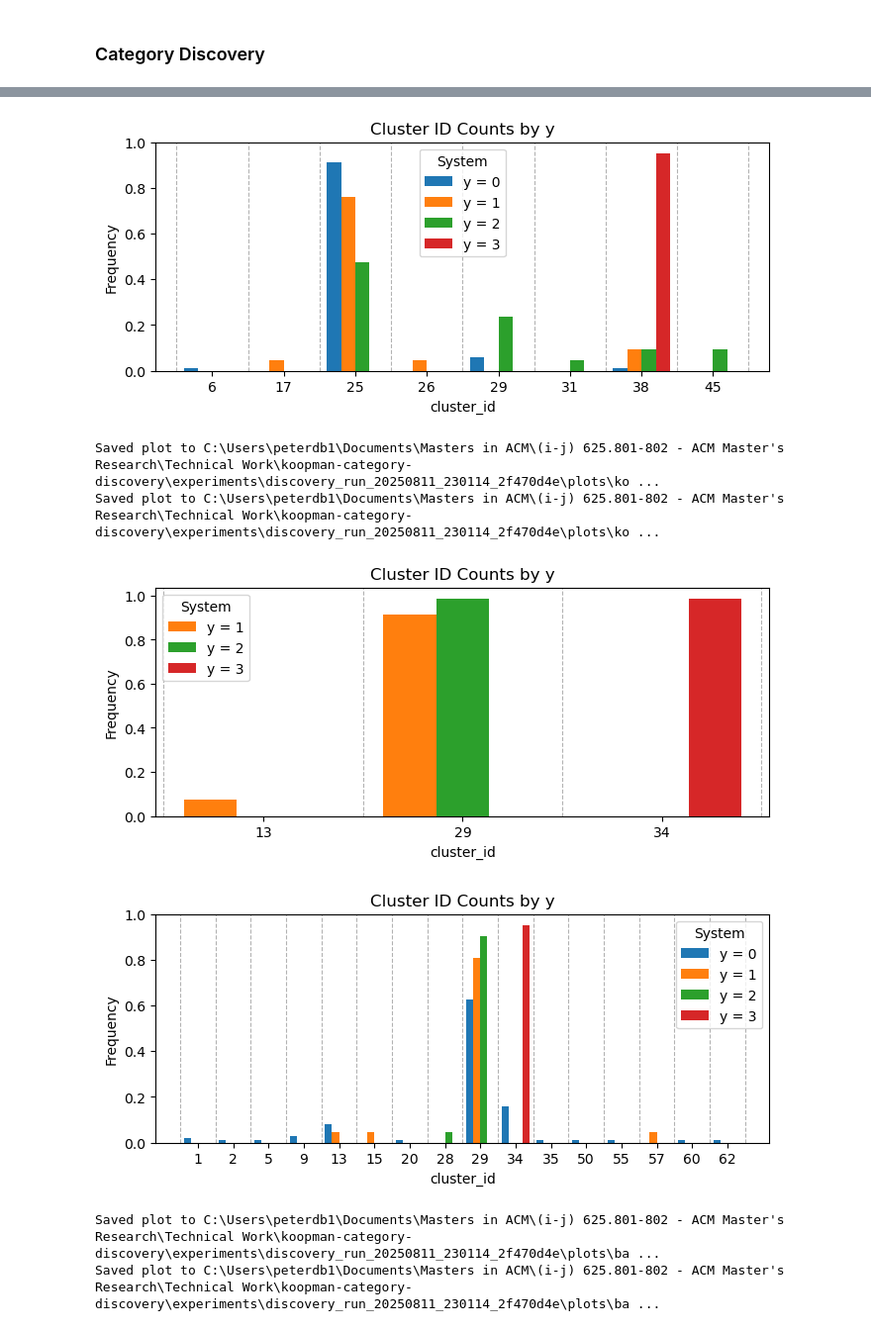
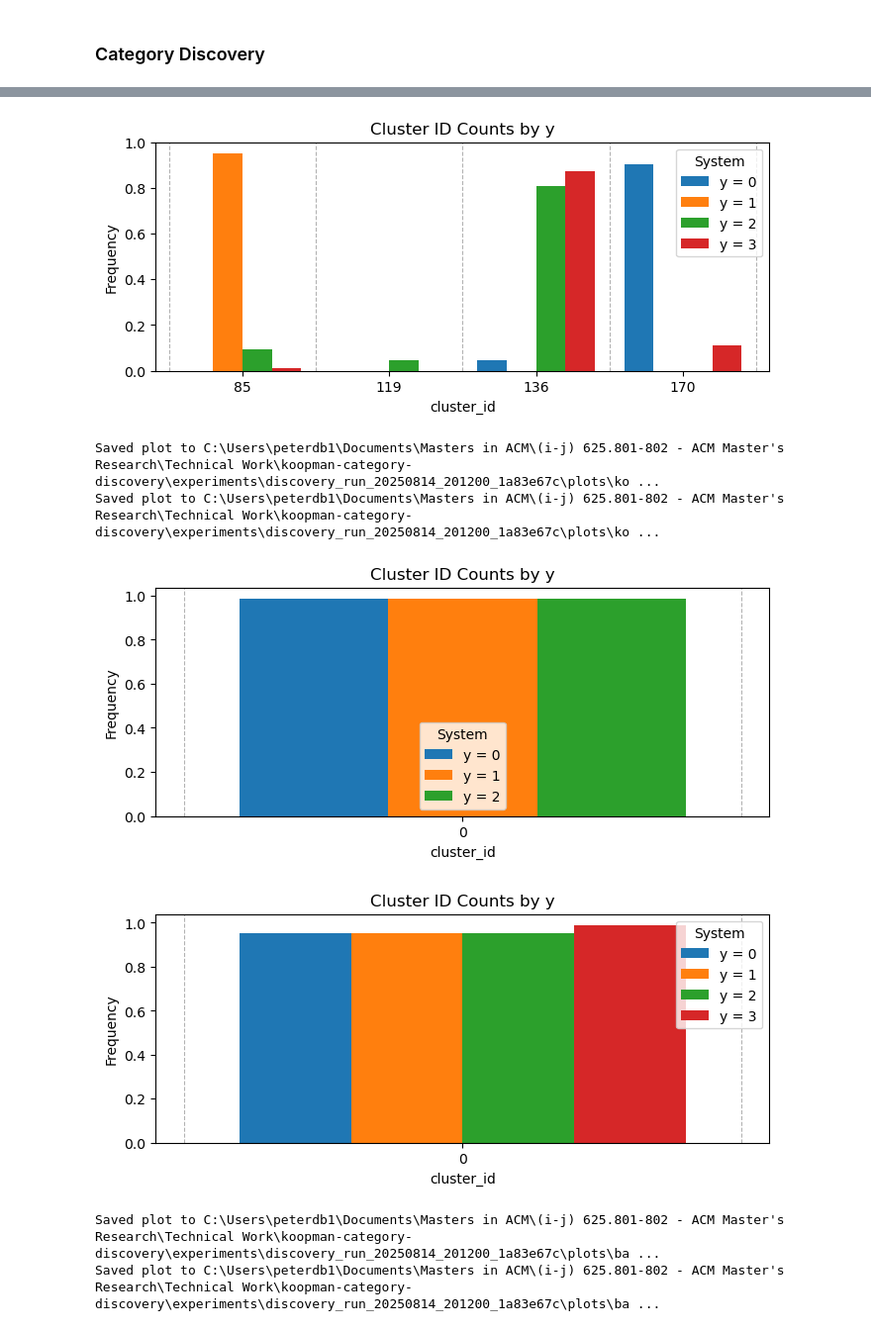
Before and after one commit to dannyp3/koopman-category-discovery, a Jupyter notebook: scripts/run_category_discovery.ipynb, the cells around one changed output, grey strips where cells are left out. Shown at 99% size. Saved outputs shown, nothing was run; the diff lists cells and outputs as text; code cells hidden in the pictures.

Commit message:
Further improvements to koopman category model and category discovery pipeline

```diff
--- a/scripts/run_category_discovery.ipynb
+++ b/scripts/run_category_discovery.ipynb
@@ -41,8 +42,10 @@ plt.style.use('default')
 ### Load and Prep Data
 # %%
 ######## Koopman Category Model Version ########
-KCM_name = "KCM_20250811_225835_b382058c"
+KCM_name = "KCM_20250812_144800_006d0b9b"
 ################################################
+
+pathlib.PosixPath = pathlib.WindowsPath
 
 full_path = Path(r"C:\Users\peterdb1\Documents\Masters in ACM\(i-j) 625.801-802 - ACM Master's Research\Technical Work\koopman-category-discovery\experiments")
 koopman_dir = full_path / KCM_name
@@ -77,7 +63,7 @@ category_params = {'koopman_path' : str(koopman_dir),
                    'hidden_dims' : [200,200], # [200, 200], [1024, 512, 256]
                    'dropout' : 0.3,
                    'classes' : KCM.num_cats,
-                   'epochs' : 500,
+                   'epochs' : 1000,
                    'model_type' : 'SMILE', # baseline, SMILE
                    'temperature' : 0.2}
 # %%
@@ -91,3 +81,7 @@ Copied Koopman params from C:\Users\peterdb1\Documents\Masters in ACM\(i-j) 625.
+# %%
+if not os.path.isfile(KCM.data_path):
+    path = Path(KCM.data_path)
+    KCM.data_path = Path.cwd().parent / 'data' / path.parents[0].stem / (path.stem + '.pkl')
 # %%
 # train test split
 kcm_X_train, kcm_X_test, kcm_y_train, kcm_y_test, kcm_stacked = prep_data_for_discovery(train=KCM.train_data,
@@ -166,3 +160,7 @@ basic_trainer = CategoryDiscoveryTrainer(input_dim=category_params['input_dim'],
                                          epochs=category_params['epochs'],
                                          model_type=category_params['model_type'],
                                          temperature=category_params['temperature'])
+# %%
+# Create mask for training class locations in target
+kcm_trainer.train_classes = np.unique(np.array(self.y_train))
+self.mask = np.isin(np.array(self.y_test),self.train_classes)
@@ -218,5 +224,5 @@ Saved plot to C:\Users\peterdb1\Documents\Masters in ACM\(i-j) 625.801-802 - ACM
 # %%
-index = 100
+index = -1
 kcm_trainer.plot_hashes(index=index,split_testing=False,show=True,save_dir=discovery_run_dir,base_filename="koopman")
 kcm_trainer.plot_hashes(index=index,split_testing=False,show=False,save_dir=discovery_run_dir,base_filename="koopman")
 
@@ -227,7 +233,7 @@ basic_trainer.plot_hashes(index=index,split_testing=False,show=False,save_dir=di
-[figure, old version]
+[figure, new version]
-Saved plot to C:\Users\peterdb1\Documents\Masters in ACM\(i-j) 625.801-802 - ACM Master's Research\Technical Work\koopman-category-discovery\experiments\discovery_run_20250811_230114_2f470d4e\plots\ko ...
-Saved plot to C:\Users\peterdb1\Documents\Masters in ACM\(i-j) 625.801-802 - ACM Master's Research\Technical Work\koopman-category-discovery\experiments\discovery_run_20250811_230114_2f470d4e\plots\ko ...
+Saved plot to C:\Users\peterdb1\Documents\Masters in ACM\(i-j) 625.801-802 - ACM Master's Research\Technical Work\koopman-category-discovery\experiments\discovery_run_20250814_201200_1a83e67c\plots\ko ...
+Saved plot to C:\Users\peterdb1\Documents\Masters in ACM\(i-j) 625.801-802 - ACM Master's Research\Technical Work\koopman-category-discovery\experiments\discovery_run_20250814_201200_1a83e67c\plots\ko ...
-[figure, old version]
+[figure, new version]
-[figure, old version]
+[figure, new version]
-Saved plot to C:\Users\peterdb1\Documents\Masters in ACM\(i-j) 625.801-802 - ACM Master's Research\Technical Work\koopman-category-discovery\experiments\discovery_run_20250811_230114_2f470d4e\plots\ba ...
-Saved plot to C:\Users\peterdb1\Documents\Masters in ACM\(i-j) 625.801-802 - ACM Master's Research\Technical Work\koopman-category-discovery\experiments\discovery_run_20250811_230114_2f470d4e\plots\ba ...
+Saved plot to C:\Users\peterdb1\Documents\Masters in ACM\(i-j) 625.801-802 - ACM Master's Research\Technical Work\koopman-category-discovery\experiments\discovery_run_20250814_201200_1a83e67c\plots\ba ...
+Saved plot to C:\Users\peterdb1\Documents\Masters in ACM\(i-j) 625.801-802 - ACM Master's Research\Technical Work\koopman-category-discovery\experiments\discovery_run_20250814_201200_1a83e67c\plots\ba ...
```
Also changed, not shown: parts of 14 cells of this notebook, 17 other files.
